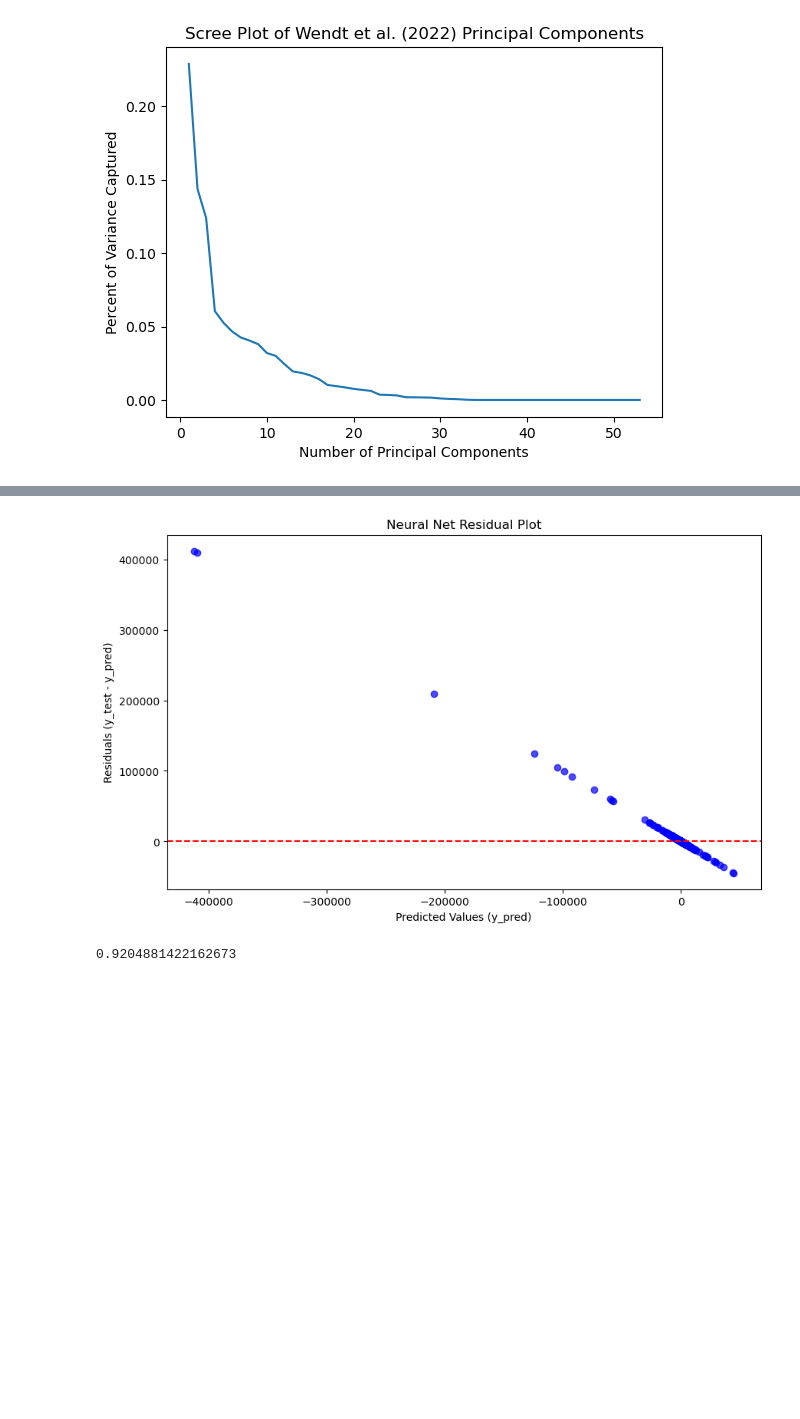
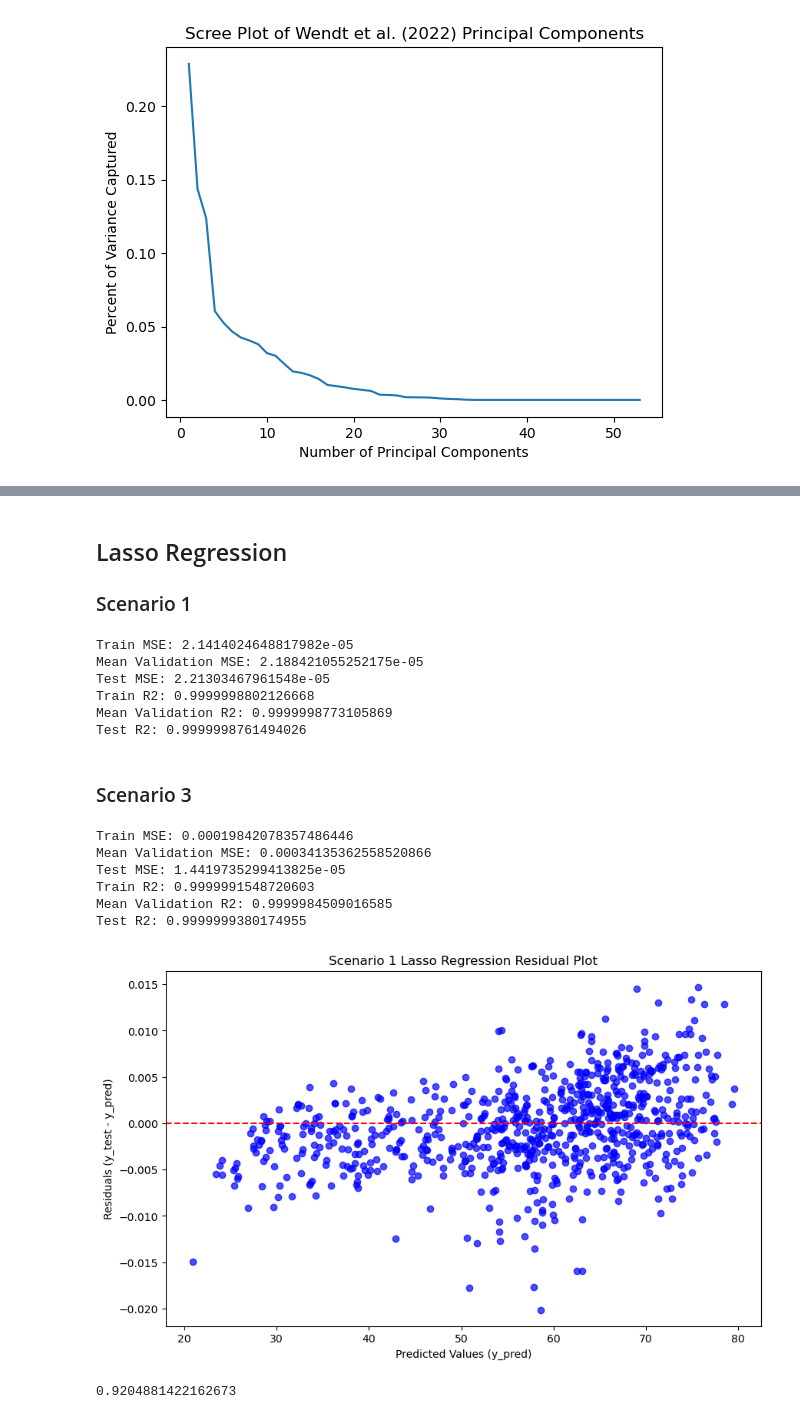
Before and after one commit to lilycastiel/thesis-cgs, a Jupyter notebook: SQ2.ipynb, the cells around one changed output, grey strips where cells are left out. Drawn from its saved outputs; the diff is of its cells as text; code cells hidden in the pictures; blank space fills up the shorter version.

Commit message:
modeling + make figures

```diff
--- a/SQ2.ipynb
+++ b/SQ2.ipynb
@@ -603,7 +747,78 @@ MSE:  179917952.46069252
+# %% [markdown]
+## Lasso Regression
+### Scenario 1
+# %%
+pipe = Pipeline([
+    ('scaler', StandardScaler()),  # scaling important for Lasso
+    ('lasso', Lasso(random_state=22, max_iter=10000)) ])
+
+hyperparameters = {
+    'lasso__alpha': [0.001, 0.01, 0.1, 1.0] }
+
+lasso_s1 = GridSearchCV(
+    estimator=pipe,
+    param_grid=hyperparameters,
+    scoring={'mse': 'neg_mean_squared_error', 'r2': 'r2'},
+    refit='mse',
+    cv=cv,
+    return_train_score=True)
+
+lasso_s1.fit(X_train_s1, y_train_s1)
+test_preds_lasso_s1 = lasso_cv.predict(X_test_s1)
+train_preds_lasso_s1 = lasso_cv.predict(X_train_s1)
+
+print('Train MSE:', mean_squared_error(y_train_s1, train_preds_lasso_s1))
+print('Mean Validation MSE:', -lasso_s1.cv_results_['mean_test_mse'][lasso_s1.best_index_])
+print('Test MSE:', mean_squared_error(y_test_s1, test_preds_lasso_s1))
+print('Train R2:', r2_score(y_train_s1, train_preds_lasso_s1))
+print('Mean Validation R2:', lasso_s1.cv_results_['mean_test_r2'][lasso_s1.best_index_])
+print('Test R2:', r2_score(y_test_s1, test_preds_lasso_s1))
+# %% [output]
+Train MSE: 2.1414024648817982e-05
+Mean Validation MSE: 2.188421055252175e-05
+Test MSE: 2.21303467961548e-05
+Train R2: 0.9999998802126668
+Mean Validation R2: 0.9999998773105869
+Test R2: 0.9999998761494026
+# %% [markdown]
+### Scenario 3
+# %%
+pipe = Pipeline([
+    ('scaler', StandardScaler()),  # scaling important for Lasso
+    ('lasso', Lasso(random_state=22, max_iter=10000)) ])
+
+hyperparameters = {
+    'lasso__alpha': [0.001, 0.01, 0.1, 1.0] }
+
+lasso_s3 = GridSearchCV(
+    estimator=pipe,
+    param_grid=hyperparameters,
+    scoring={'mse': 'neg_mean_squared_error', 'r2': 'r2'},
+    refit='mse',
+    cv=cv,
+    return_train_score=True)
+
+lasso_s3.fit(X_train_s3, y_train_s3)
+test_preds_lasso_s3 = lasso_s3.predict(X_test_s3)
+train_preds_lasso_s3 = lasso_s3.predict(X_train_s3)
+
+print('Train MSE:', mean_squared_error(y_train_s3, train_preds_lasso_s3))
+print('Mean Validation MSE:', -lasso_s3.cv_results_['mean_test_mse'][lasso_s3.best_index_])
+print('Test MSE:', mean_squared_error(y_test_s3, test_preds_lasso_s3))
+print('Train R2:', r2_score(y_train_s3, train_preds_lasso_s3))
+print('Mean Validation R2:', lasso_s3.cv_results_['mean_test_r2'][lasso_s3.best_index_])
+print('Test R2:', r2_score(y_test_s3, test_preds_lasso_s3))
+# %% [output]
+Train MSE: 0.00019842078357486446
+Mean Validation MSE: 0.00034135362558520866
+Test MSE: 1.4419735299413825e-05
+Train R2: 0.9999991548720603
+Mean Validation R2: 0.9999984509016585
+Test R2: 0.9999999380174955
 # %%
-plot_residuals(y_test, y_pred_nn, 'Neural Net')
+plot_residuals(y_test_s1, test_preds_lasso_s1, 'Scenario 1 Lasso Regression')
 # %% [output]
-[figure, old version]
+[figure, new version]
 # %%
 from sklearn import ensemble
 params = {
```
Also changed, not shown: parts of 44 cells of this notebook, 3 other files.
